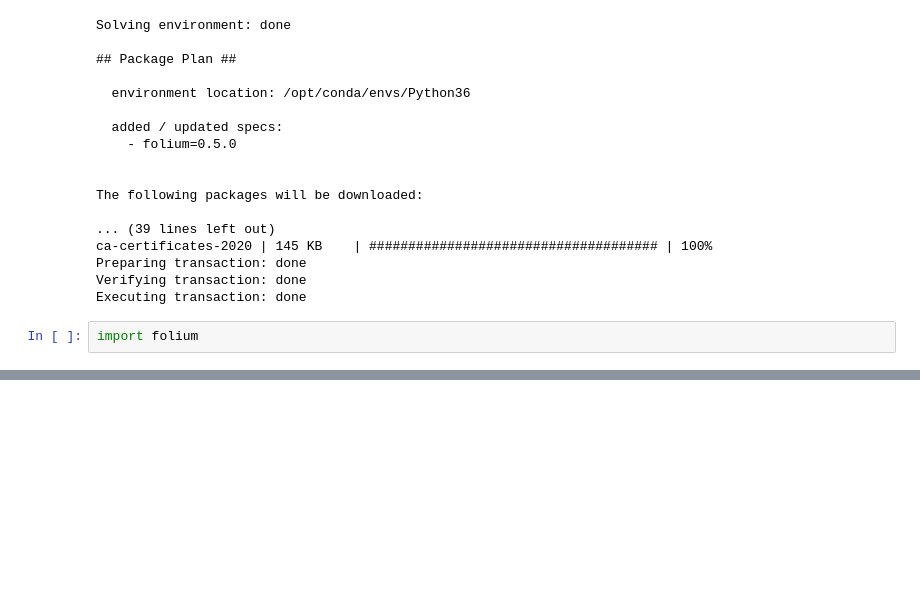
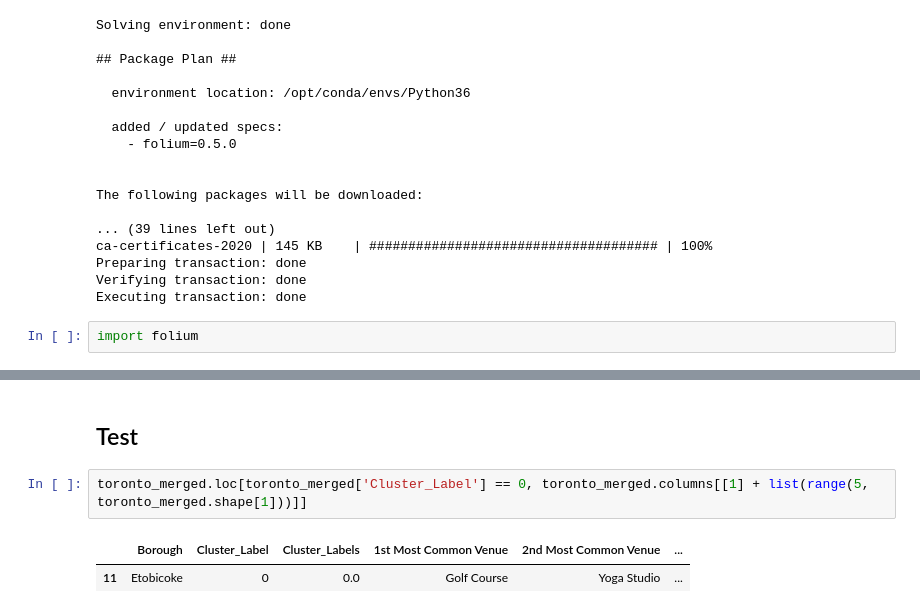
Before and after one commit to CBCFXXY/Coursera_Capstone, a Jupyter notebook: Project 2.ipynb, the cells around one changed output, grey strips where cells are left out. Saved outputs shown, nothing was run; the diff lists cells and outputs as text; blank space fills up the shorter version.

```diff
--- a/Project 2.ipynb
+++ b/Project 2.ipynb
@@ -458,0 +459,7 @@ NameError: name 'blue' is not defined
+# %% [markdown]
+## Test
+# %%
+toronto_merged.loc[toronto_merged['Cluster_Label'] == 0, toronto_merged.columns[[1] + list(range(5, toronto_merged.shape[1]))]]
+# %% [output]
+|  | Borough | Cluster_Label | Cluster_Labels | 1st Most Common Venue | 2nd Most Common Venue | ... |
+| 11 | Etobicoke | 0 | 0.0 | Golf Course | Yoga Studio | ... |
```
Also changed, not shown: parts of 3 cells of this notebook.
